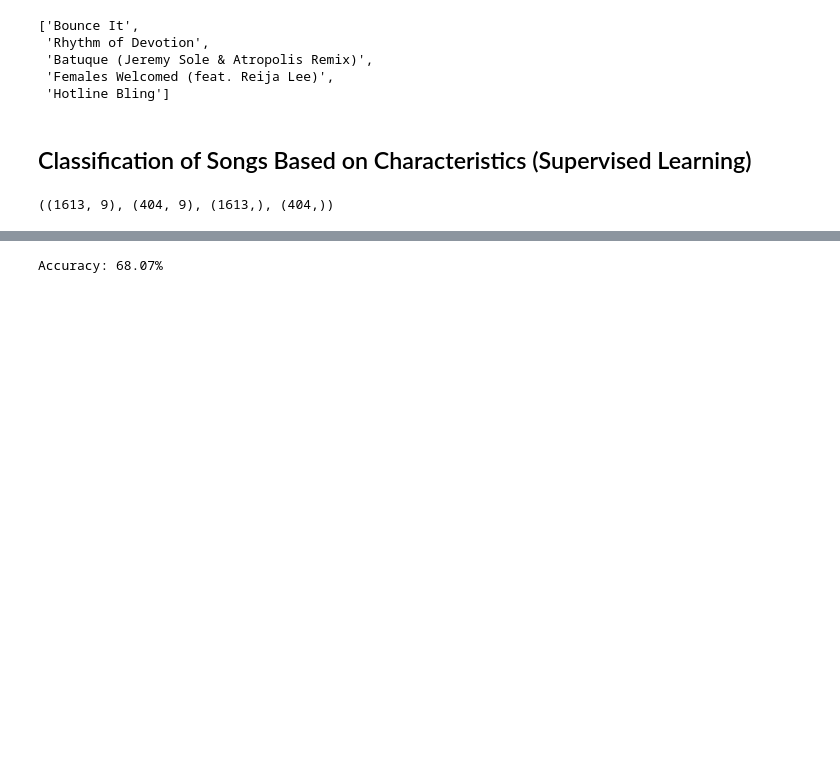
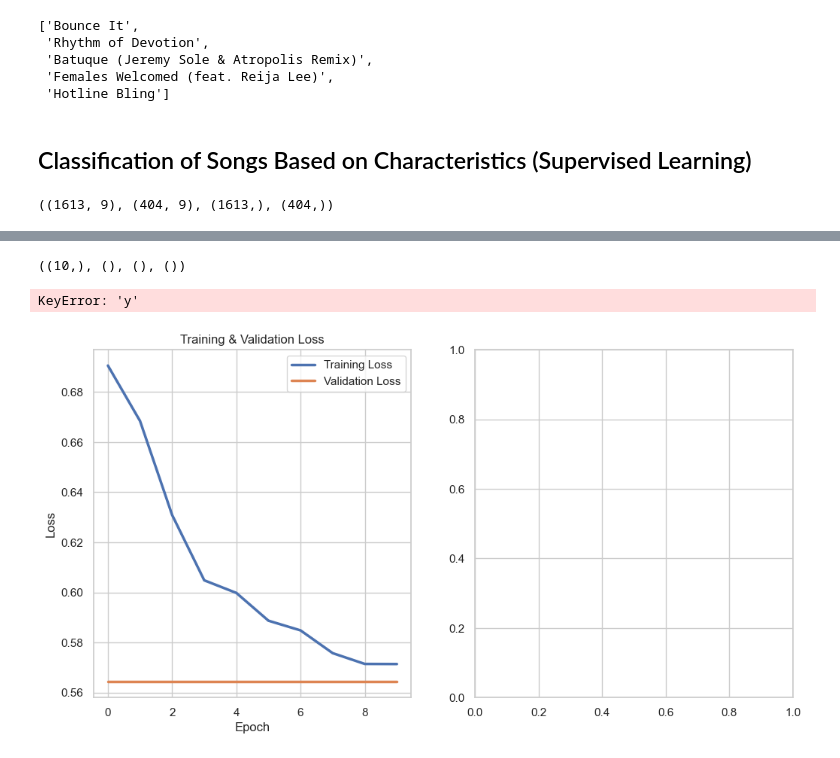
Before and after one commit to Matcraft94/DL_projects, a Jupyter notebook: music/DL_music_1.ipynb, the cells around one changed output, grey strips where cells are left out. Cells and saved outputs as stored; diff of their text form; code cells hidden in the pictures; blank space fills up the shorter version.

Commit message:
Changes to be committed: 	modified:   music/DL_music_1.ipynb 	new file:   music/model_graph 	new file:   music/model_graph.pdf

```diff
--- a/music/DL_music_1.ipynb
+++ b/music/DL_music_1.ipynb
@@ -169,3 +170,5 @@ X_train, X_test, y_train, y_test = train_test_split(X, y, test_size=0.2, random_
 X_train.shape, X_test.shape, y_train.shape, y_test.shape
 # %% [output]
 ((1613, 9), (404, 9), (1613,), (404,))
+# %%
+X_train, X_test, y_train, y_test = X_train.reset_index(drop=True), X_test.reset_index(drop=True), y_train.reset_index(drop=True), y_test.reset_index(drop=True)
@@ -210,7 +246,7 @@ SongClassifier(
 )
 # %%
 learning_rate = 0.001
-epochs = 200
+epochs = 10
 # %%
 criterion = nn.BCELoss()
 optimizer = torch.optim.Adam(model.parameters(), lr=learning_rate)
@@ -315,0 +304,6 @@ plt.show()
+# %%
+X_all = np.concatenate((X_train, X_test), axis=0)
+y_all = np.concatenate((y_train, y_test), axis=0)
+
+scaler = StandardScaler()
+X_all_scaled = scaler.fit_transform(X_all)
@@ -315,0 +387,33 @@ plt.show()
+# %%
+avg_train_losses = np.mean(all_train_losses, axis=0)
+avg_val_losses = np.mean(all_val_losses, axis=0)
+avg_train_recalls = np.mean(all_train_recalls, axis=0)
+avg_val_recalls = np.mean(all_val_recalls, axis=0)
+# %%
+avg_train_losses.shape, avg_val_losses.shape, avg_train_recalls.shape, avg_val_recalls.shape
+# %% [output]
+((10,), (), (), ())
+# %%
+plt.figure(figsize=(12, 6))
+
+plt.subplot(1, 2, 1)
+sns.lineplot(x=range(epochs), y=avg_train_losses, label="Training Loss", linewidth=2.5)
+sns.lineplot(x=range(epochs), y=avg_val_losses, label="Validation Loss", linewidth=2.5)
+plt.xlabel('Epoch')
+plt.ylabel('Loss')
+plt.title('Training & Validation Loss')
+plt.legend()
+
+plt.subplot(1, 2, 2)
+sns.lineplot(x=range(epochs), y=avg_train_recalls, label="Training Recall", linewidth=2.5)
+sns.lineplot(x=range(epochs), y=avg_val_recalls, label="Validation Recall", linewidth=2.5)
+plt.xlabel('Epoch')
+plt.ylabel('Recall')
+plt.title('Training & Validation Recall')
+plt.legend()
+
+plt.tight_layout()
+plt.show()
+# %% [output]
+KeyError: 'y'
+[figure, added]
@@ -316,14 +422,11 @@ plt.show()
 # %%
+all_preds = []
+all_labels = []
 model.eval()
 with torch.no_grad():
-    correct = 0
-    for X_batch, y_batch in test_loader:
+    for X_batch, y_batch in test_loader: # Utilizando test_loader para la evaluación
         X_batch, y_batch = X_batch.to(device), y_batch.to(device)
         y_pred = model(X_batch)
-        predicted = (y_pred > 0.5).float()
-        correct += (predicted == y_batch).sum().item()
-
-    accuracy = correct / len(y_test)
-    print(f'Accuracy: {accuracy * 100:.2f}%')
+        _, predicted = torch.max(y_pred.data, 1)
+        all_preds.extend(predicted.cpu().numpy())
+        all_labels.extend(y_batch.cpu().numpy())
-# %% [output]
-Accuracy: 68.07%
```
Also changed, not shown: parts of 18 cells of this notebook, 2 other files.
